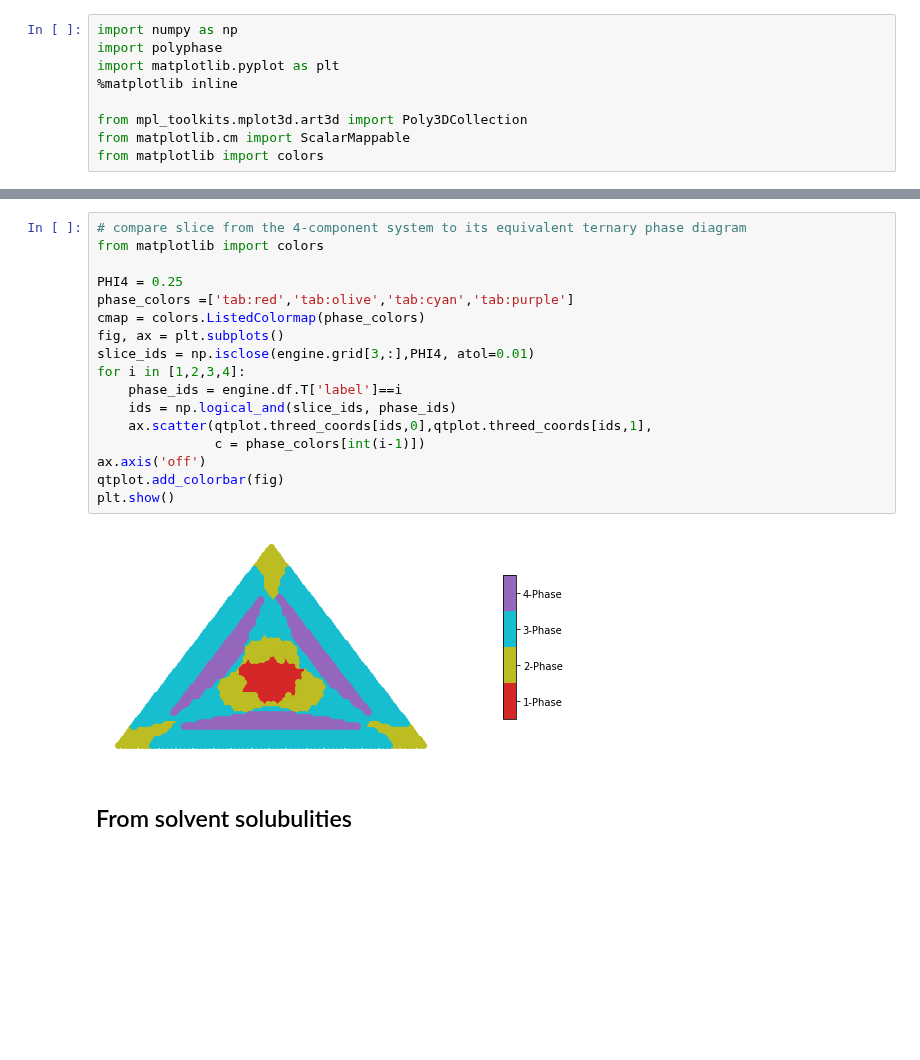
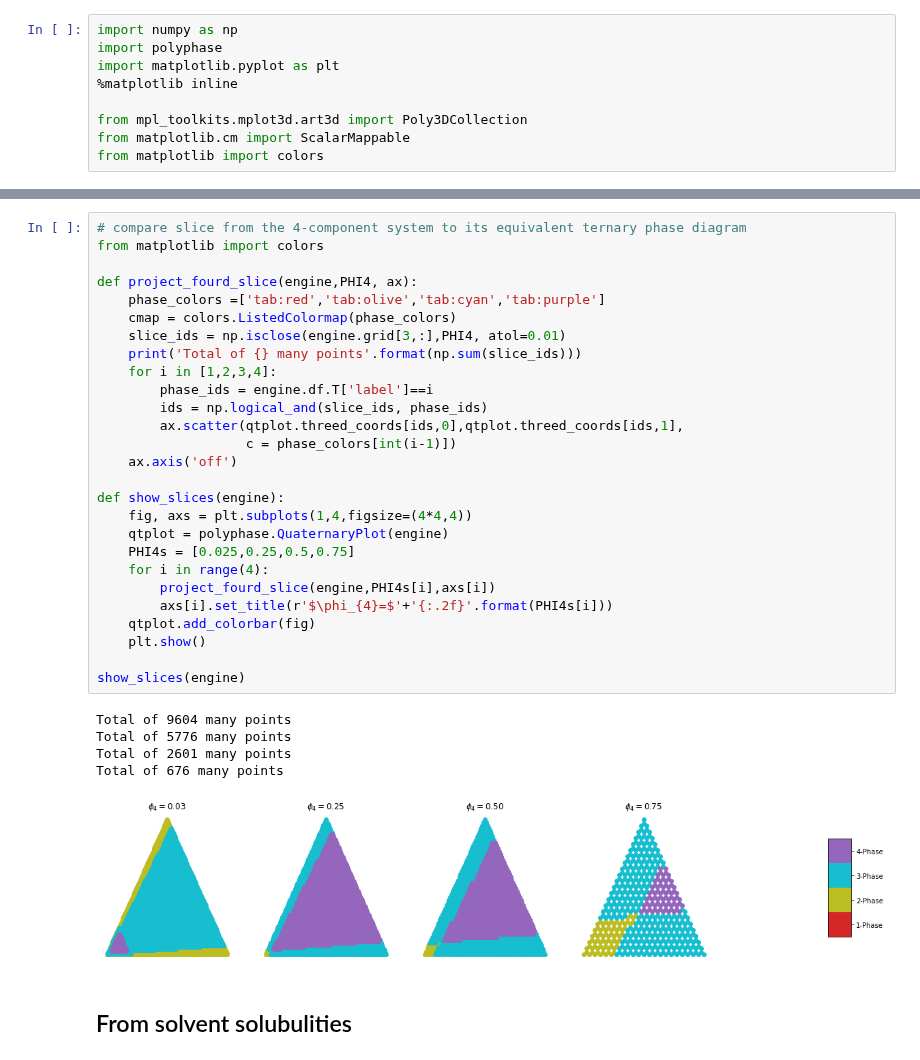
Before and after one commit to kiranvad/polyphase, a Jupyter notebook: notebooks/05-Four component system.ipynb, the cells around one changed output, grey strips where cells are left out. Drawn from its saved outputs; the diff is of its cells as text; blank space fills up the shorter version.

```diff
--- a/notebooks/05-Four component system.ipynb
+++ b/notebooks/05-Four component system.ipynb
@@ -41,22 +88,36 @@ plt.show()
 # %%
 # compare slice from the 4-component system to its equivalent ternary phase diagram
 from matplotlib import colors
 
-PHI4 = 0.25
-phase_colors =['tab:red','tab:olive','tab:cyan','tab:purple']
-cmap = colors.ListedColormap(phase_colors)
-fig, ax = plt.subplots()
-slice_ids = np.isclose(engine.grid[3,:],PHI4, atol=0.01)
-for i in [1,2,3,4]:
-    phase_ids = engine.df.T['label']==i
-    ids = np.logical_and(slice_ids, phase_ids)
-    ax.scatter(qtplot.threed_coords[ids,0],qtplot.threed_coords[ids,1],
-               c = phase_colors[int(i-1)])
-ax.axis('off')
-qtplot.add_colorbar(fig)
-plt.show()
+def project_fourd_slice(engine,PHI4, ax):
+    phase_colors =['tab:red','tab:olive','tab:cyan','tab:purple']
+    cmap = colors.ListedColormap(phase_colors)
+    slice_ids = np.isclose(engine.grid[3,:],PHI4, atol=0.01)
+    print('Total of {} many points'.format(np.sum(slice_ids)))
+    for i in [1,2,3,4]:
+        phase_ids = engine.df.T['label']==i
+        ids = np.logical_and(slice_ids, phase_ids)
+        ax.scatter(qtplot.threed_coords[ids,0],qtplot.threed_coords[ids,1],
+                   c = phase_colors[int(i-1)])
+    ax.axis('off')
+
+def show_slices(engine):
+    fig, axs = plt.subplots(1,4,figsize=(4*4,4))
+    qtplot = polyphase.QuaternaryPlot(engine)
+    PHI4s = [0.025,0.25,0.5,0.75]
+    for i in range(4):
+        project_fourd_slice(engine,PHI4s[i],axs[i])
+        axs[i].set_title(r'$\phi_{4}=$'+'{:.2f}'.format(PHI4s[i]))
+    qtplot.add_colorbar(fig)
+    plt.show()
+
+show_slices(engine)
 # %% [output]
+Total of 9604 many points
+Total of 5776 many points
+Total of 2601 many points
+Total of 676 many points
-[figure, old version]
+[figure, new version]
 # %% [markdown]
 ## From solvent solubulities
 # %%
```
Also changed, not shown: parts of 10 cells of this notebook, 6 other files.
